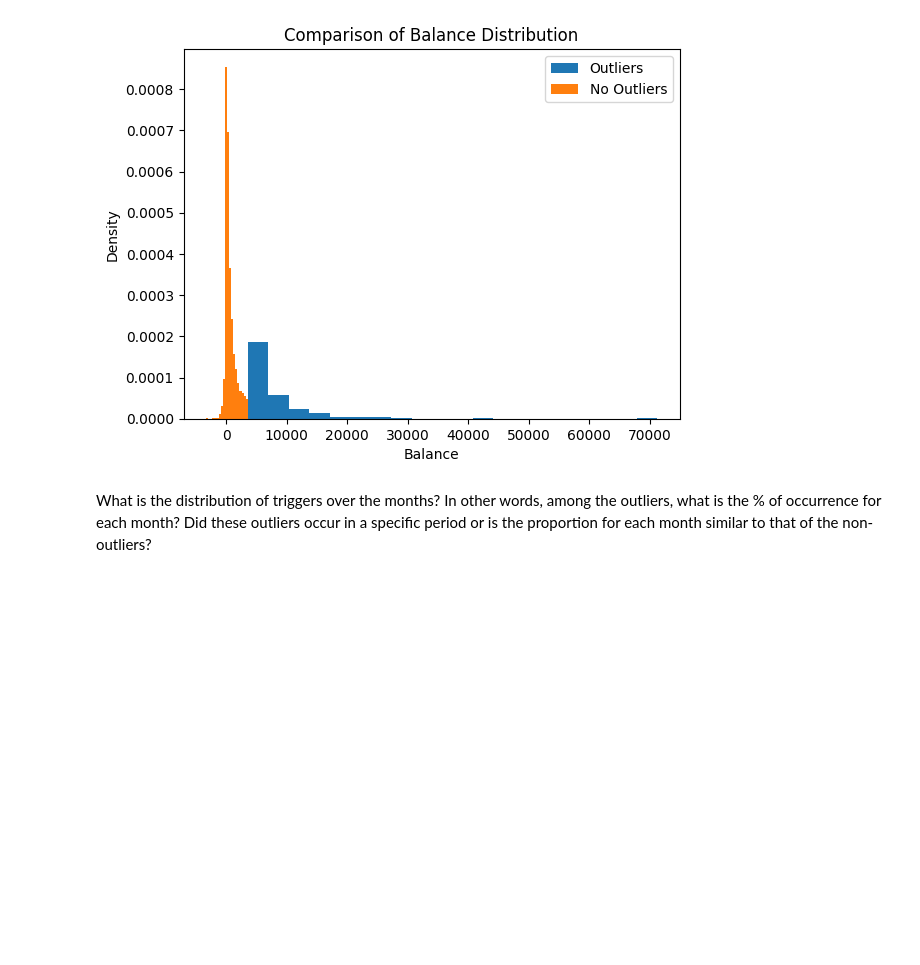
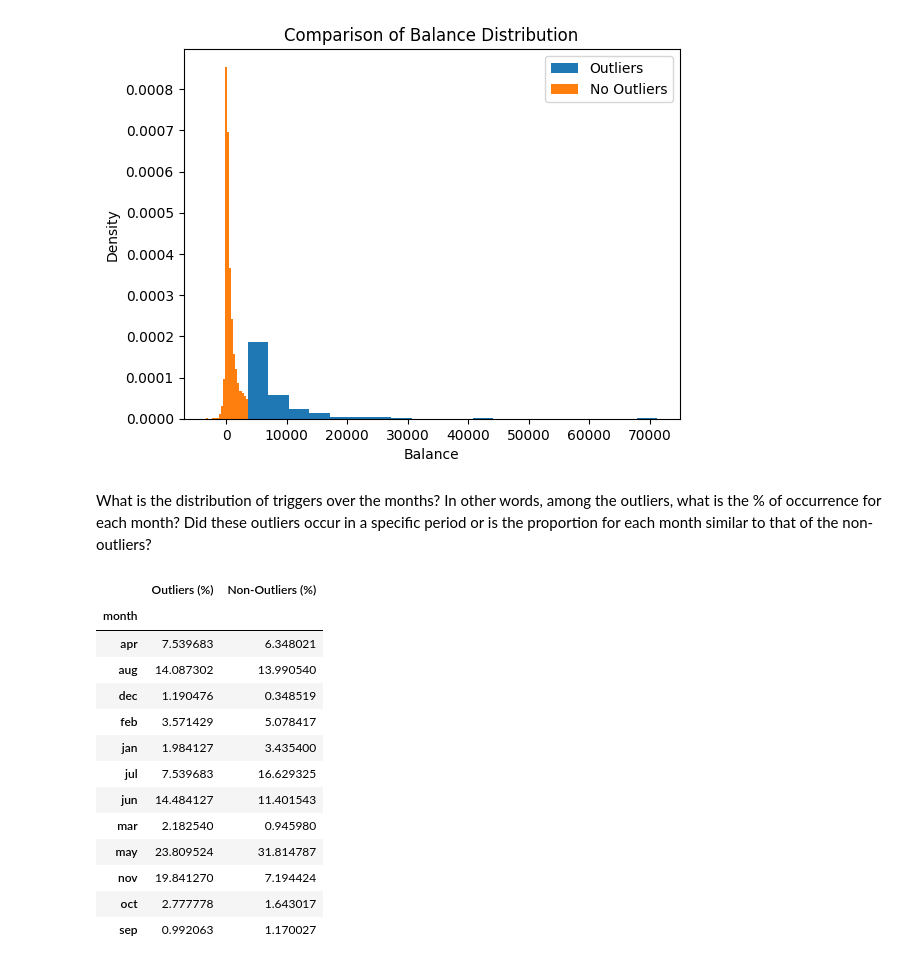
Before and after one commit to viktoruebelhart/uci_bank, a Jupyter notebook: UCI_BANK.ipynb, the cells around one changed output. Drawn from its saved outputs; the diff is of its cells as text; code cells hidden in the pictures; blank space fills up the shorter version.

```diff
--- a/UCI_BANK.ipynb
+++ b/UCI_BANK.ipynb
@@ -531,3 +531,33 @@ plt.show()
 What is the distribution of triggers over the months?
 In other words, among the outliers, what is the % of occurrence for each month?
 Did these outliers occur in a specific period or is the proportion for each month similar to that of the non-outliers?
+# %%
+# Grouping outliers (above upper bound) by month and calculating their percentage
+outliers_by_month = df_outliers_up['month'].value_counts(normalize=True) * 100
+
+# Grouping non-outliers by month and calculating their percentage
+non_outliers_by_month = no_outliers['month'].value_counts(normalize=True) * 100
+
+# Combining results into a single DataFrame for comparison
+comparison = pd.DataFrame({
+    'Outliers (%)': outliers_by_month,
+    'Non-Outliers (%)': non_outliers_by_month
+}).fillna(0)  # Fill missing months with 0 for a complete view
+
+
+display(comparison)
+# %% [output]
+|  | Outliers (%) | Non-Outliers (%) |
+| month |  |  |
+| apr | 7.539683 | 6.348021 |
+| aug | 14.087302 | 13.990540 |
+| dec | 1.190476 | 0.348519 |
+| feb | 3.571429 | 5.078417 |
+| jan | 1.984127 | 3.435400 |
+| jul | 7.539683 | 16.629325 |
+| jun | 14.484127 | 11.401543 |
+| mar | 2.182540 | 0.945980 |
+| may | 23.809524 | 31.814787 |
+| nov | 19.841270 | 7.194424 |
+| oct | 2.777778 | 1.643017 |
+| sep | 0.992063 | 1.170027 |
```
Also changed, not shown: parts of 3 cells of this notebook.
